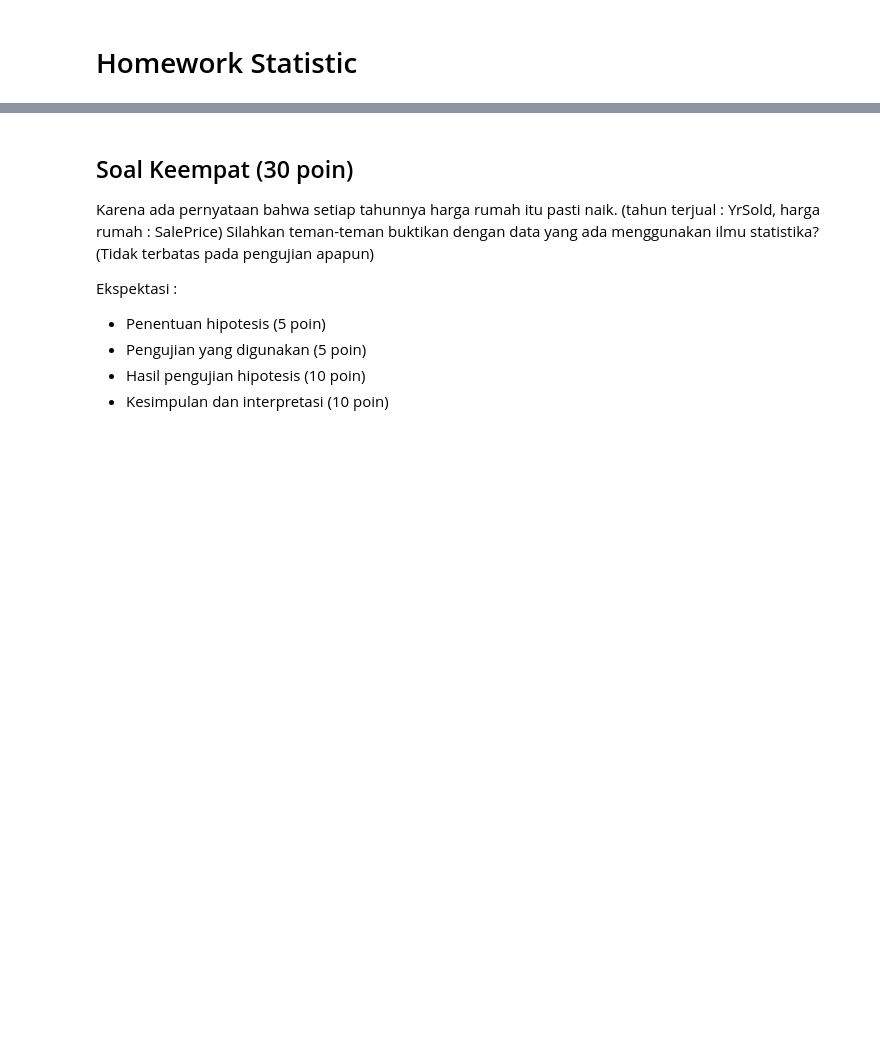
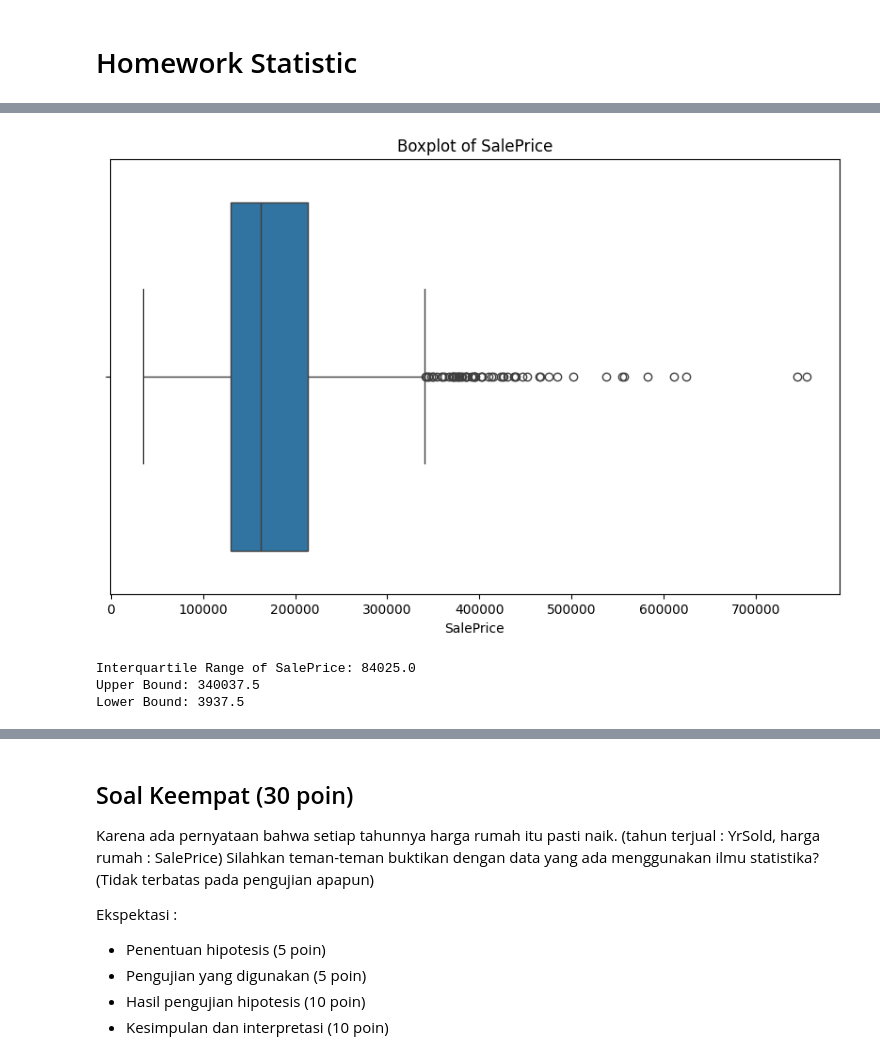
Before and after one commit to AgungHari/Rakamin_HW_Statistic, a Jupyter notebook: IGustiNgurahAgungHariVijayaKusuma_Batch_57.ipynb, the cells around one changed output, grey strips where cells are left out. Cells and saved outputs as stored; diff of their text form; code cells hidden in the pictures; blank space fills up the shorter version.

```diff
--- a/IGustiNgurahAgungHariVijayaKusuma_Batch_57.ipynb
+++ b/IGustiNgurahAgungHariVijayaKusuma_Batch_57.ipynb
@@ -15,0 +63,21 @@ Ekspektasi output :
+# %%
+#plot interquartile range
+plt.figure(figsize=(10, 6))
+sns.boxplot(x=agung['SalePrice'])
+plt.title('Boxplot of SalePrice')
+plt.xlabel('SalePrice')
+plt.show()
+# %% [output]
+[figure, added]
+# %%
+inter_quartile_range = agung['SalePrice'].quantile(0.75) - agung['SalePrice'].quantile(0.25)
+print(f"Interquartile Range of SalePrice: {inter_quartile_range}")
+
+batas_atas = agung['SalePrice'].quantile(0.75) + 1.5 * inter_quartile_range
+batas_bawah = agung['SalePrice'].quantile(0.25) - 1.5 * inter_quartile_range
+print(f"Upper Bound: {batas_atas}")
+print(f"Lower Bound: {batas_bawah}")
+# %% [output]
+Interquartile Range of SalePrice: 84025.0
+Upper Bound: 340037.5
+Lower Bound: 3937.5
```
Also changed, not shown: parts of 49 cells of this notebook, 8 other files.
